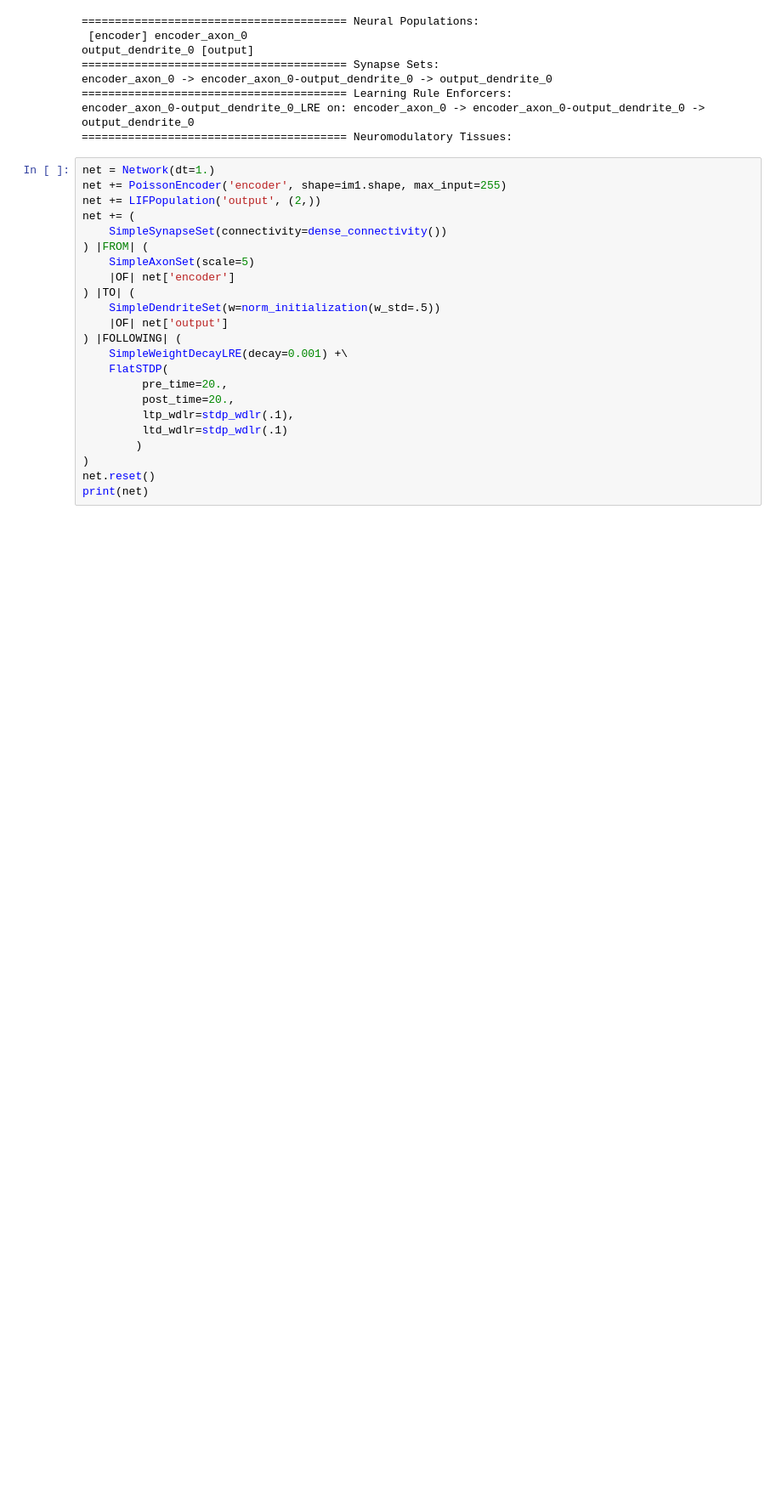
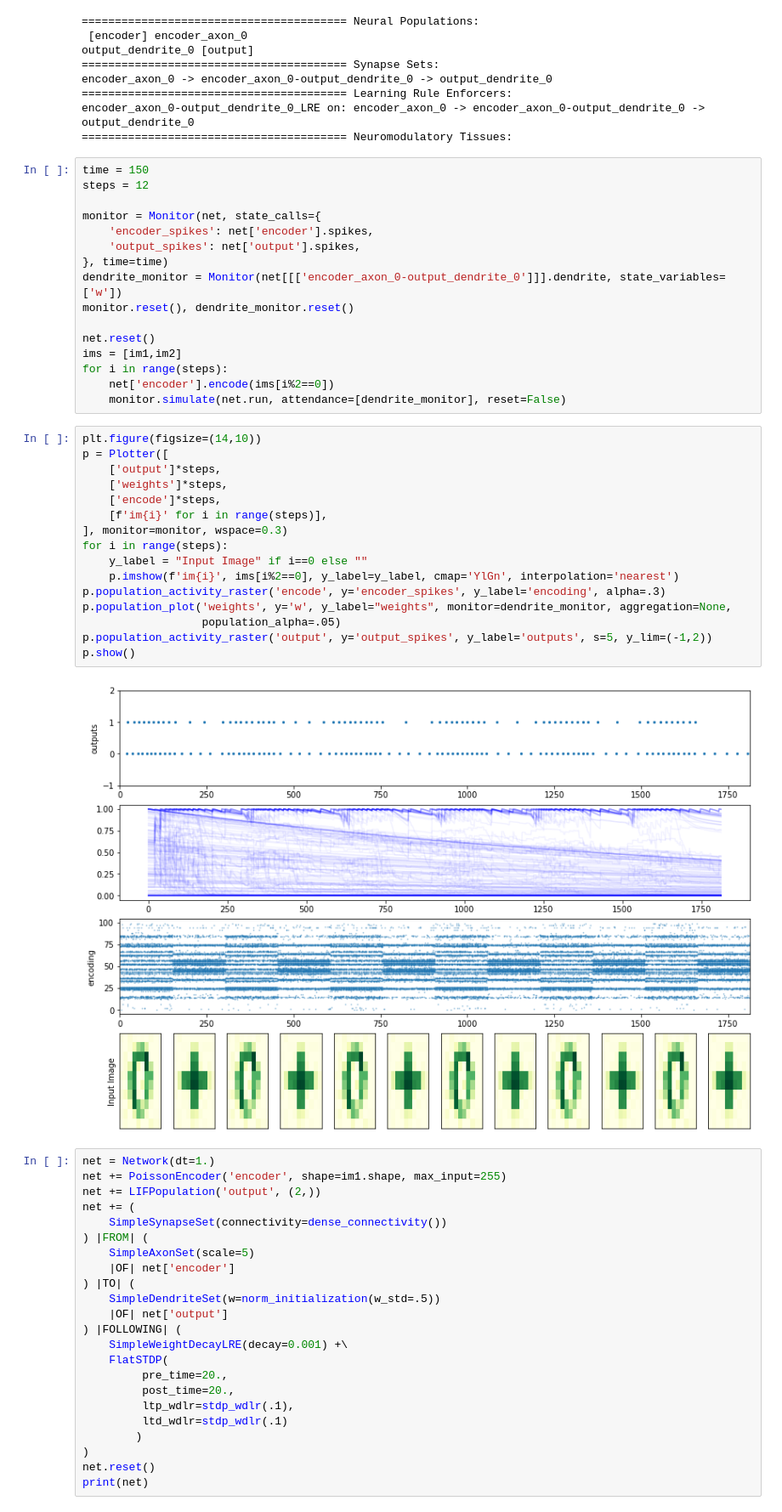
Before and after one commit to cnrl/Spiral, a Jupyter notebook: main.ipynb, the cells around one changed output. Shown at 85% size. Saved outputs shown, nothing was run; the diff lists cells and outputs as text; blank space fills up the shorter version.

```diff
--- a/main.ipynb
+++ b/main.ipynb
@@ -902,6 +946,40 @@ encoder_axon_0 -> encoder_axon_0-output_dendrite_0 -> output_dendrite_0
 ======================================== Learning Rule Enforcers:
 encoder_axon_0-output_dendrite_0_LRE on: encoder_axon_0 -> encoder_axon_0-output_dendrite_0 -> output_dendrite_0
 ======================================== Neuromodulatory Tissues:
+# %%
+time = 150
+steps = 12
+
+monitor = Monitor(net, state_calls={
+    'encoder_spikes': net['encoder'].spikes,
+    'output_spikes': net['output'].spikes,
+}, time=time)
+dendrite_monitor = Monitor(net[[['encoder_axon_0-output_dendrite_0']]].dendrite, state_variables=['w'])
+monitor.reset(), dendrite_monitor.reset()
+
+net.reset()
+ims = [im1,im2]
+for i in range(steps):
+    net['encoder'].encode(ims[i%2==0])
+    monitor.simulate(net.run, attendance=[dendrite_monitor], reset=False)
+# %%
+plt.figure(figsize=(14,10))
+p = Plotter([
+    ['output']*steps,
+    ['weights']*steps,
+    ['encode']*steps,
+    [f'im{i}' for i in range(steps)],
+], monitor=monitor, wspace=0.3)
+for i in range(steps):
+    y_label = "Input Image" if i==0 else ""
+    p.imshow(f'im{i}', ims[i%2==0], y_label=y_label, cmap='YlGn', interpolation='nearest')
+p.population_activity_raster('encode', y='encoder_spikes', y_label='encoding', alpha=.3)
+p.population_plot('weights', y='w', y_label="weights", monitor=dendrite_monitor, aggregation=None,
+                  population_alpha=.05)
+p.population_activity_raster('output', y='output_spikes', y_label='outputs', s=5, y_lim=(-1,2))
+p.show()
+# %% [output]
+[figure, added]
 # %%
 net = Network(dt=1.)
 net += PoissonEncoder('encoder', shape=im1.shape, max_input=255)
```
Also changed, not shown: parts of 4 cells of this notebook, 13 other files.
